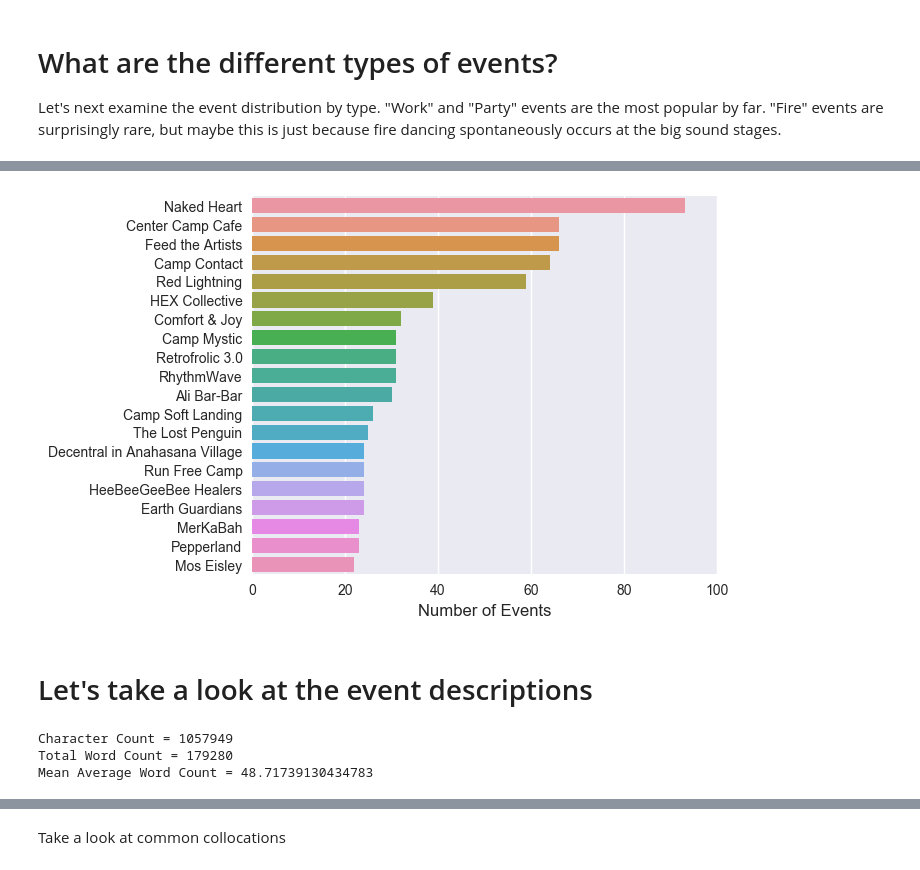
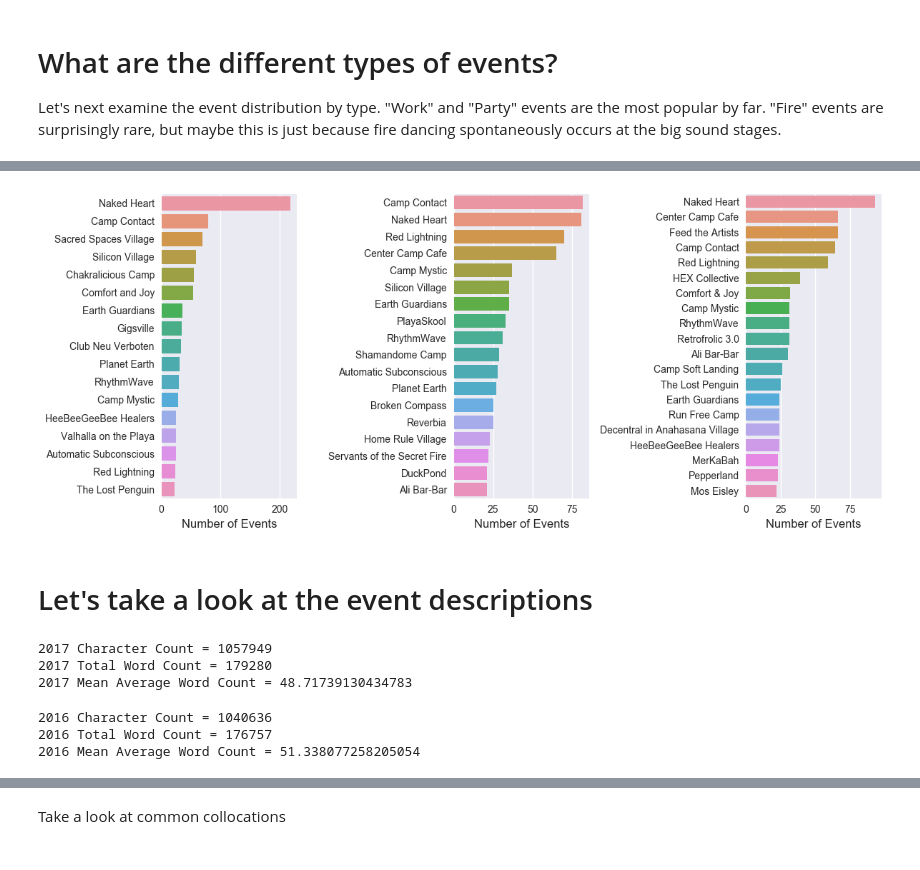
Before and after one commit to nikitabu/Playa_Events, a Jupyter notebook: Playa_Events_2017.ipynb, the cells around one changed output, grey strips where cells are left out. Saved outputs shown, nothing was run; the diff lists cells and outputs as text; code cells hidden in the pictures.

```diff
--- a/Playa_Events_2017.ipynb
+++ b/Playa_Events_2017.ipynb
@@ -37,12 +37,12 @@ Import data from Justin Klein's spreadsheet of events at Burning Man 2017
 
 http://www.justin-klein.com/playaevents-excel-exporter/
 # %%
-col_names = ['Sunday', 'Monday', 'Tuesday', 'Wednesday', 'Thursday', 'Friday', 'Saturday', 'Sunday2', 'Monday2',
-             'Title', 'Description', 'Type', 'Camp', 'Where', 'Extra', 'Link']
+col_names_17 = ['Sunday', 'Monday', 'Tuesday', 'Wednesday', 'Thursday', 'Friday', 'Saturday', 'Sunday2', 'Monday2',
+                'Title', 'Description', 'Type', 'Camp', 'Where', 'Extra', 'Link']
 
-df = pd.read_excel('PlayaEvents-2017.xlsx', names=col_names, skip_footer=2);
+df_17 = pd.read_excel('PlayaEvents-2017.xlsx', names=col_names_17, skip_footer=2);
 
-df.describe()
+df_17.describe()
 # %% [output]
 |  | Sunday | Monday | Tuesday | Wednesday | Thursday | Friday | Saturday | Sunday2 | Monday2 | Title | ... |
 | count | 3680 | 3680 | 3680 | 3680 | 3680 | 3680 | 3680 | 3680 | 3680 | 3680 | ... |
@@ -207,31 +352,63 @@ Naked Heart killing it with almost 100 events. Center Camp Cafe and Feed the Art
+# %%
+camp_count_17 = df_17['Camp'].value_counts().reset_index();
+camp_count_16 = df_16['Camp'].value_counts().reset_index();
+camp_count_15 = df_15['Camp'].value_counts().reset_index();
+
+camp_count_17 = camp_count_17[camp_count_17['index'] != '-'];
+camp_count_16 = camp_count_16[camp_count_16['index'] != '-'];
+camp_count_15 = camp_count_15[camp_count_15['index'] != '-'];
+
+camp_count_filtered_17 = camp_count_17[camp_count_17['Camp'] > 20];
+camp_count_filtered_16 = camp_count_16[camp_count_16['Camp'] > 20];
+camp_count_filtered_15 = camp_count_15[camp_count_15['Camp'] > 20];
 # %%
-camp_count = df['Camp'].value_counts().reset_index();
+fig = plt.figure(figsize=(12, 5), dpi=100);
 
-camp_count_filtered = camp_count[camp_count['Camp'] > 20];
+axes1 = fig.add_subplot(131);
+axes2 = fig.add_subplot(132);
+axes3 = fig.add_subplot(133);
 
-fig = plt.figure(figsize=(6, 5), dpi=100);
-axes1 = fig.add_subplot(111);
-
-sns.barplot(x='Camp', y='index', data=camp_count_filtered.drop(0), ax=axes1);
+sns.barplot(x='Camp', y='index', data=camp_count_filtered_15, ax=axes1);
+sns.barplot(x='Camp', y='index', data=camp_count_filtered_16, ax=axes2);
+sns.barplot(x='Camp', y='index', data=camp_count_filtered_17, ax=axes3);
 
 #plt.xticks(rotation=90);
-axes1.set_xlim(0, 100)
-axes1.set_ylabel('');
-axes1.set_xlabel('Number of Events', size=12);
+#axes1.set_xlim(0, 100)
+
+axes1.set_ylabel('');axes2.set_ylabel('');axes3.set_ylabel('');
+
+axes1.set_xlabel('Number of Events', size=12);axes2.set_xlabel('Number of Events', size=12);axes3.set_xlabel('Number of Events', size=12);
+
 axes1.tick_params(axis='both', which='major', labelsize=10);
+axes2.tick_params(axis='both', which='major', labelsize=10);
+axes3.tick_params(axis='both', which='major', labelsize=10);
+
+fig.tight_layout();
 # %% [output]
-[figure, old version]
+[figure, new version]
 # %% [markdown]
 # Let's take a look at the event descriptions
 # %%
 # Convert Dataframe Column to a joined array of strings
-text = ' '.join(list(df.Description.values.astype(str))).lower().replace('\n', '').replace('\r', '');
+text_17 = ' '.join(list(df_17.Description.values.astype(str))).lower().replace('\n', '').replace('\r', '');
 
 # How many words in total are there?
-print('Character Count = ' + str(len(text)));
-print('Total Word Count = ' + str(len(text.split())));
-print('Mean Average Word Count = ' + str(len(text.split())/len(df.Description.values)));
+print('2017 Character Count = ' + str(len(text_17)));
+print('2017 Total Word Count = ' + str(len(text_17.split())));
+print('2017 Mean Average Word Count = ' + str(len(text_17.split())/len(df_17.Description.values)));
 # %% [output]
-Character Count = 1057949
-Total Word Count = 179280
-Mean Average Word Count = 48.71739130434783
+2017 Character Count = 1057949
+2017 Total Word Count = 179280
+2017 Mean Average Word Count = 48.71739130434783
+# %%
+# Convert Dataframe Column to a joined array of strings
+text_16 = ' '.join(list(df_16.Description.values.astype(str))).lower().replace('\n', '').replace('\r', '');
+
+# How many words in total are there?
+print('2016 Character Count = ' + str(len(text_16)));
+print('2016 Total Word Count = ' + str(len(text_16.split())));
+print('2016 Mean Average Word Count = ' + str(len(text_16.split())/len(df_16.Description.values)));
+# %% [output]
+2016 Character Count = 1040636
+2016 Total Word Count = 176757
+2016 Mean Average Word Count = 51.338077258205054
```
Also changed, not shown: parts of 62 cells of this notebook.
